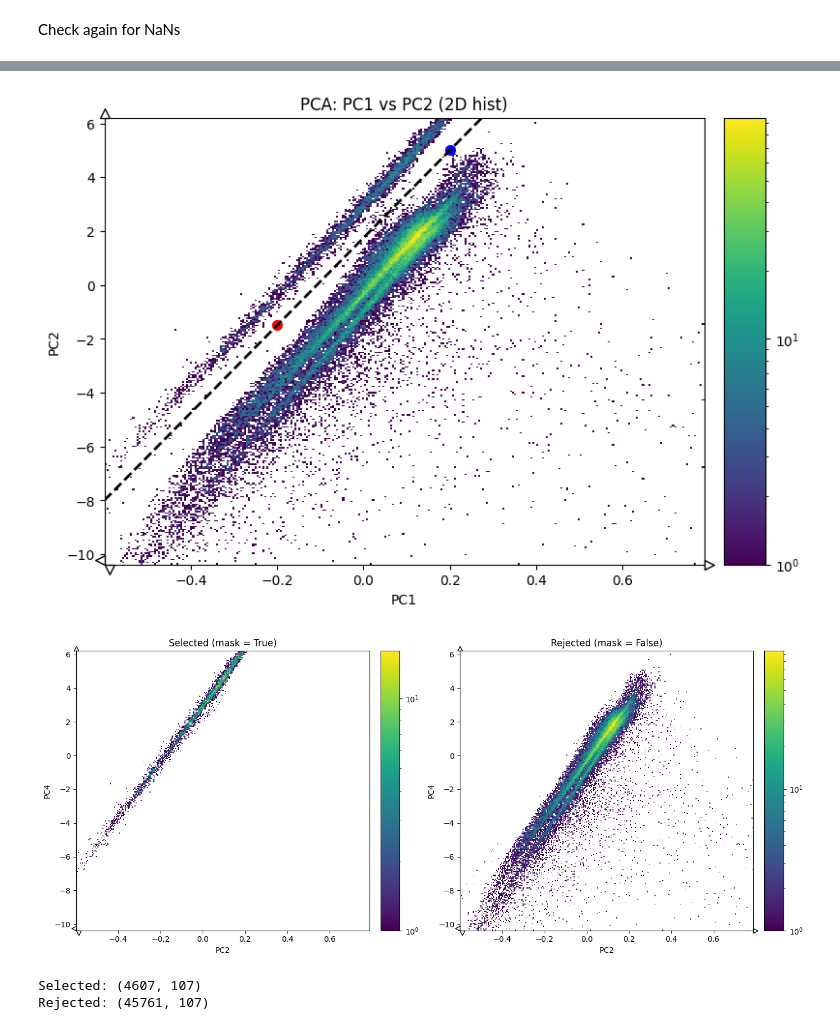
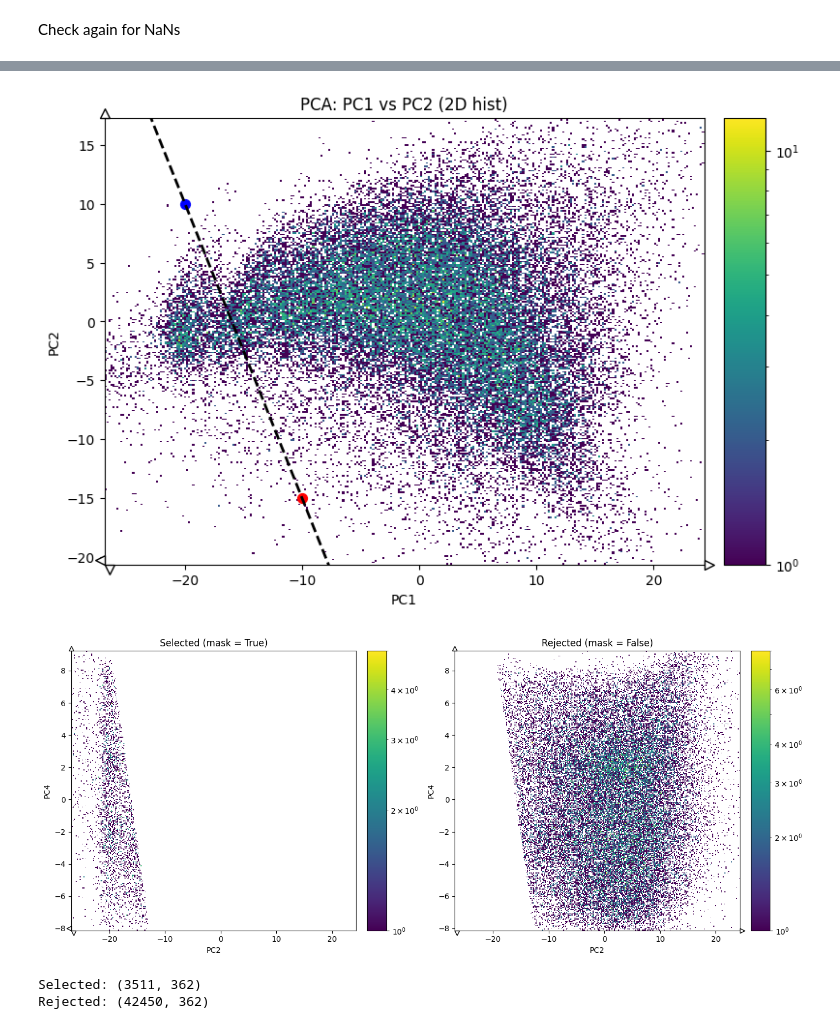
Before and after one commit to ibc12/S2384, a Jupyter notebook: Macros/L1PID/PCA.ipynb, the cells around one changed output, grey strips where cells are left out. Cells and saved outputs as stored; diff of their text form; code cells hidden in the pictures.

```diff
--- a/Macros/L1PID/PCA.ipynb
+++ b/Macros/L1PID/PCA.ipynb
@@ -29,11 +58,11 @@ tree_RAW.describe()
 Remove all the NaNs in the tree
 # %%
 print('Check for NaN values in normalized numeric columns:')
-numeric_cols = tree_RAW.select_dtypes(include=[np.number]).columns
-nan_counts = tree_RAW[numeric_cols].isna().sum()
+numeric_cols = tree.select_dtypes(include=[np.number]).columns
+nan_counts = tree[numeric_cols].isna().sum()
 print(nan_counts)
 #Remove nans
-tree = tree_RAW.dropna(subset=numeric_cols)
+tree = tree.dropna(subset=numeric_cols)
 print('After dropping NaN values, check for NaN again:')
 print(tree[numeric_cols].isna().sum())
 # %% [output]
@@ -175 +285,19 @@ df_norm.describe()
 8 rows × 361 columns
+# %%
+# Print the qRatio_div columns to check for any potential issues with them
+qratio_div_cols = [col for col in df_norm.columns if "qRatio" in col and "_div" in col]
+print("\nColumns containing 'qRatio' and '_div':")
+print(qratio_div_cols)
+#Print the first few rows of these columns to check for any potential issues
+print("\nFirst few rows of qRatio_div columns:")
+print(df_norm[qratio_div_cols].head())
+# Print qRatio fist few rows to check for any potential issues
+print("\nFirst few rows of qRatio column:")
+print(df_norm["qRatio"].head())
+#Print first few rows of chargePerVoxelLight
+print("\nFirst few rows of chargePerVoxelLight column:")
+print(df_norm["chargePerVoxelLight"].head())
+# Divide manually to check for any potential issues with division by zero or very small numbers
+df_norm["chargePerVoxelLight_qRatio_div_manual"] = df_norm["chargePerVoxelLight"] / df_norm["qRatio"]
+print("\nFirst few rows of manually calculated chargePerVoxelLight / qRatio:")
+print(df_norm["chargePerVoxelLight_qRatio_div_manual"].head())
@@ -270,5 +415,7 @@ df_norm.describe()
 # %%
-pca=PCA(n_components=5)
+n_comp = 5
+pca=PCA(n_components=n_comp)
+num_cols = df_norm.select_dtypes(include=["number"]).columns
 pca.fit(df_norm[num_cols])
 print('Explained variance ratio:', pca.explained_variance_ratio_)
 print('Principal components:\n', pca.components_)
@@ -338,8 +494,8 @@ plt.show()
 # %%
 # 2D histogram of the two best PCA components using `hist`
 pca_result = pca.transform(df_norm[num_cols])
-pc1 = pca_result[:, 1]
-pc2 = pca_result[:, 3]
+pc1 = pca_result[:, 0]
+pc2 = pca_result[:, 1]
 # use robust percentile-driven ranges to avoid extreme outliers
 xmin, xmax = np.percentile(pc1, [0.5, 99.5])
 ymin, ymax = np.percentile(pc2, [0.5, 99.5])
@@ -352,8 +508,8 @@ fig, ax = plt.subplots(figsize=(8,6))
 h2.plot(ax=ax,norm=mcolors.LogNorm(), cmap='viridis')
 
 # 🔴 puntos
-p1 = (-0.2, -1.5)
-p2 = (0.2, 5)
+p1 = (-10, -15)
+p2 = (-20, 10)
 
 ax.scatter(*p1, color='red', s=50, label='Point 1')
 ax.scatter(*p2, color='blue', s=50, label='Point 2')
@@ -377,19 +533,17 @@ ax.set_ylabel('PC2')
 ax.set_title('PCA: PC1 vs PC2 (2D hist)')
 plt.show()
 # %% [output]
-[figure, old version]
+[figure, new version]
 # %%
 # =========================
 # PCA components
 # =========================
-pc1 = pca_result[:, 1]  # PC2
-pc2 = pca_result[:, 3]  # PC4
+pc1 = pca_result[:, 0]  # PC2
+pc2 = pca_result[:, 4]  # PC4
 
 # =========================
 # recta definida por 2 puntos
 # =========================
-p1 = (-0.2, -1.5)
-p2 = (0.2, 5)
 
 x1, y1 = p1
 x2, y2 = p2
@@ -441,36 +595,36 @@ if dx != 0:
     m = dy / dx
     b = y1 - m * x1
     y_line = m * x_line + b
     ax[0].plot(x_line, y_line, 'w--', linewidth=2)
 else:
     ax[0].axvline(x=x1, color='w', linestyle='--', linewidth=2)
 
 # --- fondo ---
 h_bkg.plot(ax=ax[1], norm=mcolors.LogNorm(), cmap='viridis')
 ax[1].set_title('Rejected (mask = False)')
 ax[1].set_xlabel('PC2')
 ax[1].set_ylabel('PC4')
 
 if dx != 0:
     ax[1].plot(x_line, y_line, 'w--', linewidth=2)
 else:
     ax[1].axvline(x=x1, color='w', linestyle='--', linewidth=2)
 
 plt.tight_layout()
 plt.show()
 
 # =========================
 # output data
 # =========================
 selected_data = df_norm[mask]
 rejected_data = df_norm[~mask]
 
 print("Selected:", selected_data.shape)
 print("Rejected:", rejected_data.shape)
 # %% [output]
-[figure, old version]
+[figure, new version]
-Selected: (4607, 107)
-Rejected: (45761, 107)
+Selected: (3511, 362)
+Rejected: (42450, 362)
 # %%
 #Plot the kinematics (Theta vs TL) for the selected data
 plt.plot(selected_data["fThetaLight"], selected_data["fLight_fTL"], 'o', markersize=2, alpha=0.5)
```
Also changed, not shown: parts of 19 cells of this notebook, 1 other file.
